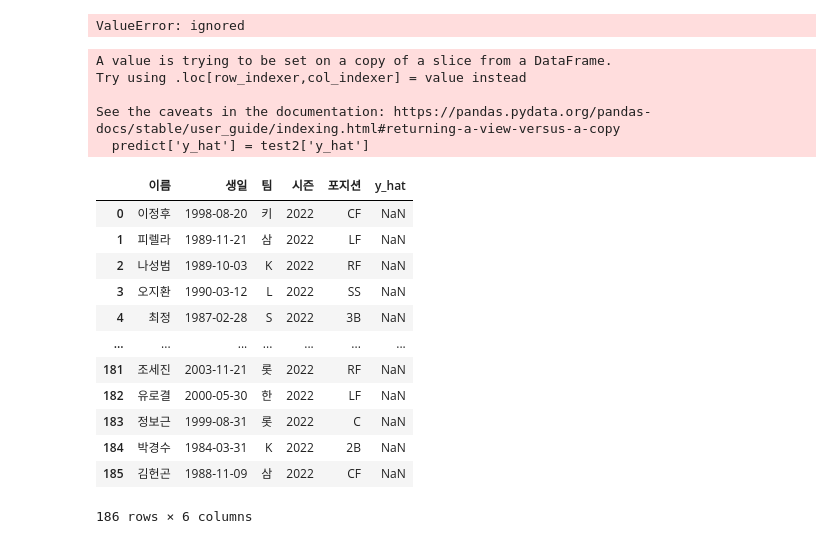
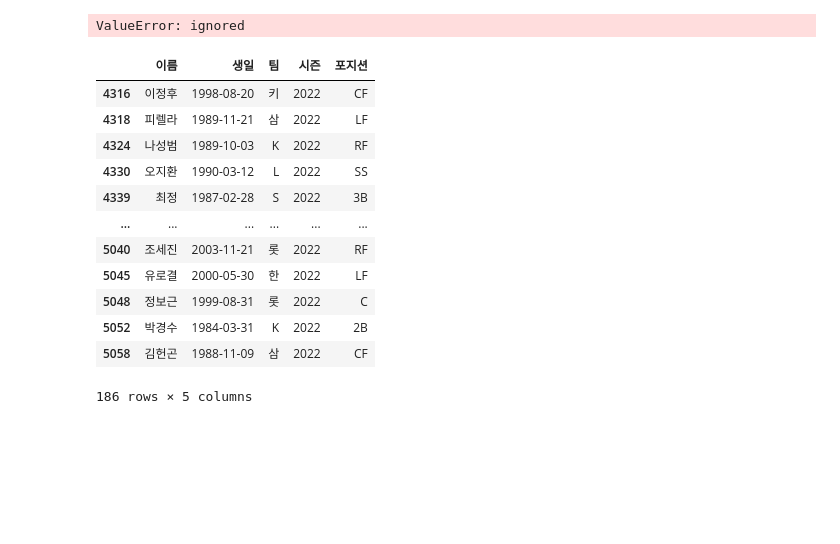
Before and after one commit to gmb408/OSSP-KBO-prediction, a Jupyter notebook: Model_Building.ipynb, the cells around one changed output. Saved outputs shown, nothing was run; the diff lists cells and outputs as text; code cells hidden in the pictures; blank space fills up the shorter version.

```diff
--- a/Model_Building.ipynb
+++ b/Model_Building.ipynb
@@ -156,7 +156,7 @@ r2 = []
 
 #train1, test2 = train_test_split(df, test_size=0.2)
 train1 = df[df['시즌'] < 2019].reset_index(drop=True)
-test2 = df[(df['시즌'] > 2019) & (2022 >= df['시즌'])].reset_index(drop=True)
+test2 = df[(df['시즌'] > 2019) & (2021 >= df['시즌'])].reset_index(drop=True)
 y_train = train1[y_cols]
 y_test = test2[y_cols]
 # 개별 기반 모델에서 최종 메타 모델이 사용할 학습 및 테스트용 데이터를 생성하기 위한 함수.
@@ -288,39 +288,26 @@ sub = pd.read_csv('/content/tnt_submission.csv')
 sub
 # %% [output]
 ValueError: ignored
-# %%
-test2['y_hat'] = stack_final
-test2 = test2[test2['시즌']==2022]
-
-predict = result[result['시즌']==2022] # 2018년도 데이터 프레임
-
-
-
-predict['y_hat'] = test2['y_hat']
-new = ['이름','생일','팀','시즌','포지션','y_hat']
-# 타자별 예측값 feature에 저장
-final = predict[new]
-# 제출 파일 생성
-final.to_csv("/content/tnt_submission.csv", index=False, encoding='utf-8')
-# 제출 결과 확인
-sub = pd.read_csv('/content/tnt_submission.csv')
-sub
-# %% [output]
-A value is trying to be set on a copy of a slice from a DataFrame.
-Try using .loc[row_indexer,col_indexer] = value instead
-
-See the caveats in the documentation: https://pandas.pydata.org/pandas-docs/stable/user_guide/indexing.html#returning-a-view-versus-a-copy
-  predict['y_hat'] = test2['y_hat']
-|  | 이름 | 생일 | 팀 | 시즌 | 포지션 | y_hat |
-| 0 | 이정후 | 1998-08-20 | 키 | 2022 | CF | NaN |
-| 1 | 피렐라 | 1989-11-21 | 삼 | 2022 | LF | NaN |
-| 2 | 나성범 | 1989-10-03 | K | 2022 | RF | NaN |
-| 3 | 오지환 | 1990-03-12 | L | 2022 | SS | NaN |
-| 4 | 최정 | 1987-02-28 | S | 2022 | 3B | NaN |
-| ... | ... | ... | ... | ... | ... | ... |
-| 181 | 조세진 | 2003-11-21 | 롯 | 2022 | RF | NaN |
-| 182 | 유로결 | 2000-05-30 | 한 | 2022 | LF | NaN |
-| 183 | 정보근 | 1999-08-31 | 롯 | 2022 | C | NaN |
-| 184 | 박경수 | 1984-03-31 | K | 2022 | 2B | NaN |
-| 185 | 김헌곤 | 1988-11-09 | 삼 | 2022 | CF | NaN |
-186 rows × 6 columns
+# %%
+test2['y_hat'] = stack_final
+test2 = test2[test2['시즌']==2021]
+new = ['이름','생일','y_hat']
+new2 = ['이름','생일','팀','시즌','포지션']
+test2 = test2[new]
+
+predict = result[result['시즌']==2022] # 2018년도 데이터 프레임
+predict=predict[new2]
+# %% [output]
+|  | 이름 | 생일 | 팀 | 시즌 | 포지션 |
+| 4316 | 이정후 | 1998-08-20 | 키 | 2022 | CF |
+| 4318 | 피렐라 | 1989-11-21 | 삼 | 2022 | LF |
+| 4324 | 나성범 | 1989-10-03 | K | 2022 | RF |
+| 4330 | 오지환 | 1990-03-12 | L | 2022 | SS |
+| 4339 | 최정 | 1987-02-28 | S | 2022 | 3B |
+| ... | ... | ... | ... | ... | ... |
+| 5040 | 조세진 | 2003-11-21 | 롯 | 2022 | RF |
+| 5045 | 유로결 | 2000-05-30 | 한 | 2022 | LF |
+| 5048 | 정보근 | 1999-08-31 | 롯 | 2022 | C |
+| 5052 | 박경수 | 1984-03-31 | K | 2022 | 2B |
+| 5058 | 김헌곤 | 1988-11-09 | 삼 | 2022 | CF |
+186 rows × 5 columns
```
Also changed, not shown: parts of 3 cells of this notebook.
